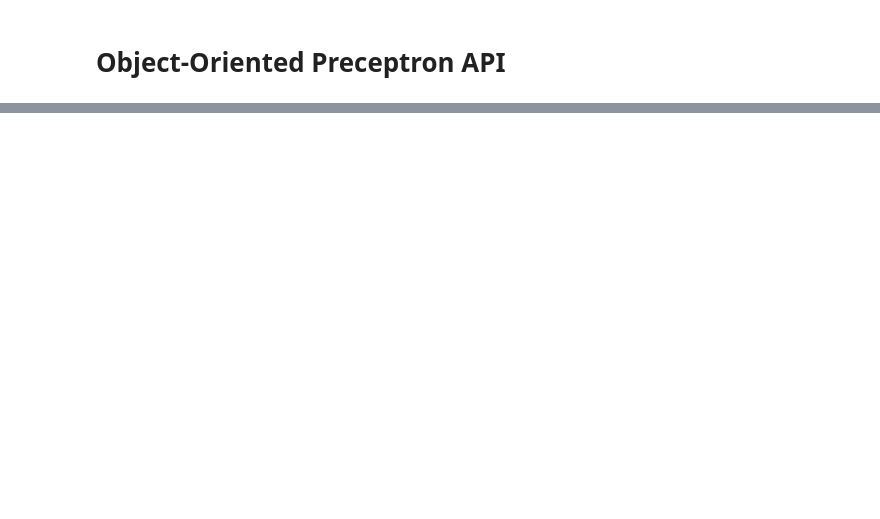
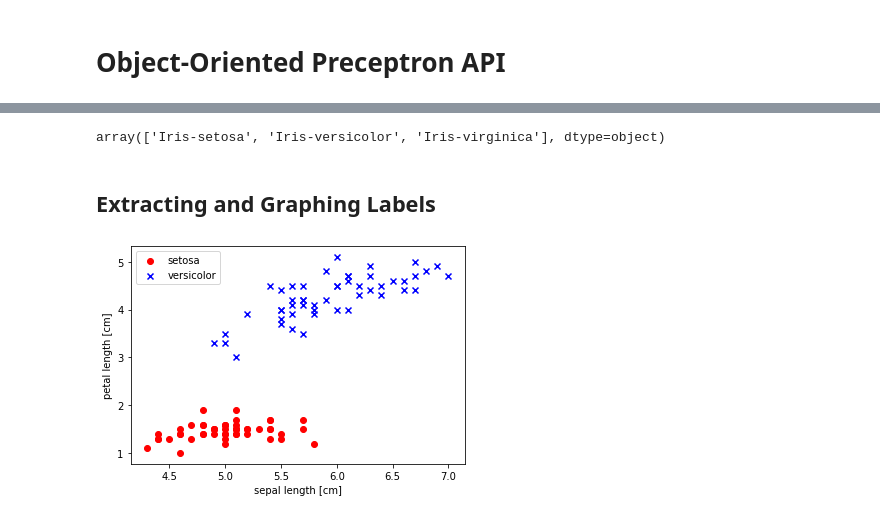
Before and after one commit to sahivy13/Krillin, a Jupyter notebook: pml_practice/chapter_2_ml_algorithms_for_classification/object_oriented_preceptron_api.ipynb, the cells around one changed output, grey strips where cells are left out. Saved outputs shown, nothing was run; the diff lists cells and outputs as text; code cells hidden in the pictures; blank space fills up the shorter version.

```diff
--- a/pml_practice/chapter_2_ml_algorithms_for_classification/object_oriented_preceptron_api.ipynb
+++ b/pml_practice/chapter_2_ml_algorithms_for_classification/object_oriented_preceptron_api.ipynb
@@ -73,0 +76,5 @@ class Preceptron(object):
+# %%
+import os
+import pandas as pd
+s = os.path.join('https://archive.ics.uci.edu', 'ml', 'machine-learning-databases', 'iris', 'iris.data')
+print('URL:', s)
@@ -73,0 +83,9 @@ class Preceptron(object):
+# %%
+df = pd.read_csv(
+    s,
+    header= None,
+    encoding= 'utf-8'
+)
+
+print(df.head())
+print(df.iloc[49,4],df.iloc[99,4]) #Checking values are separated
@@ -73,0 +100,40 @@ class Preceptron(object):
+# %%
+df[4].unique()
+# %% [output]
+array(['Iris-setosa', 'Iris-versicolor', 'Iris-virginica'], dtype=object)
+# %% [markdown]
+## Extracting and Graphing Labels
+# %%
+import matplotlib.pyplot as plt
+import numpy as numpy
+
+# Selecting Setosa and Versicolor labels
+y = df.iloc[0:100, 4].values
+y = np.where(y == 'Irish-setosa', -1, 1)
+
+# Extract sepal lenfth and petal length
+X = df.iloc[0:100, [0,2]].values #We are only using two features to simplify graphing (this is just practice)
+
+# Plotting data
+plt.scatter(
+    X[:50, 0],
+    X[:50, 1],
+    color= 'red',
+    marker= 'o',
+    label= 'setosa'
+)
+
+plt.scatter(
+    X[50:100, 0],
+    X[50:100, 1],
+    color= 'blue',
+    marker= 'x',
+    label= 'versicolor'
+)
+
+plt.xlabel('sepal length [cm]')
+plt.ylabel('petal length [cm]')
+plt.legend(loc= 'upper left')
+plt.show()
+# %% [output]
+[figure, added]
```
Also changed, not shown: parts of 9 cells of this notebook.
